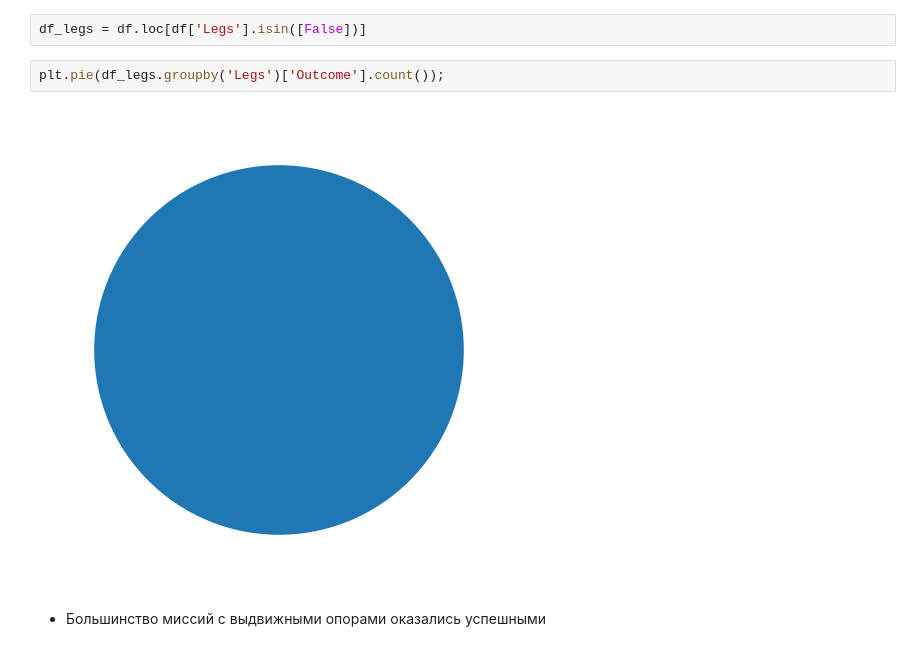
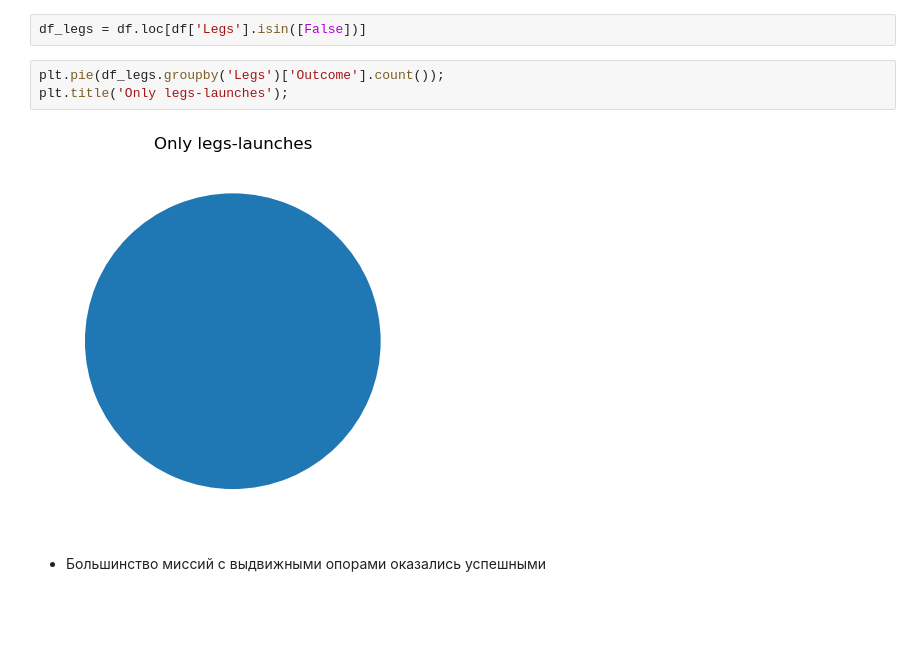
Before and after one commit to romanshalimov/python_analytics, a Jupyter notebook: 3.2_HW_visualisation.ipynb, the cells around one changed output. Drawn from its saved outputs; the diff is of its cells as text; blank space fills up the shorter version.

```diff
--- a/3.2_HW_visualisation.ipynb
+++ b/3.2_HW_visualisation.ipynb
@@ -94,10 +94,11 @@ df
 - Значения NaN в столбце Outcome - это миссии не предполагающие возврата 1-ой ступени, так как в этих миссиях отсутствуют выдвижные опоры, то есть речь в датафрейме идёт о возвращаемых ступенях.
 # %%
 df_legs = df.loc[df['Legs'].isin([False])]
-# %%
-plt.pie(df_legs.groupby('Legs')['Outcome'].count());
-# %% [output]
-[figure, removed]
+# %%
+plt.pie(df_legs.groupby('Legs')['Outcome'].count());
+plt.title('Only legs-launches');
+# %% [output]
+[figure, added]
 # %% [markdown]
 - Большинство миссий с выдвижными опорами оказались успешными
 # %%
```
Also changed, not shown: parts of 3 cells of this notebook, 5 other files.
